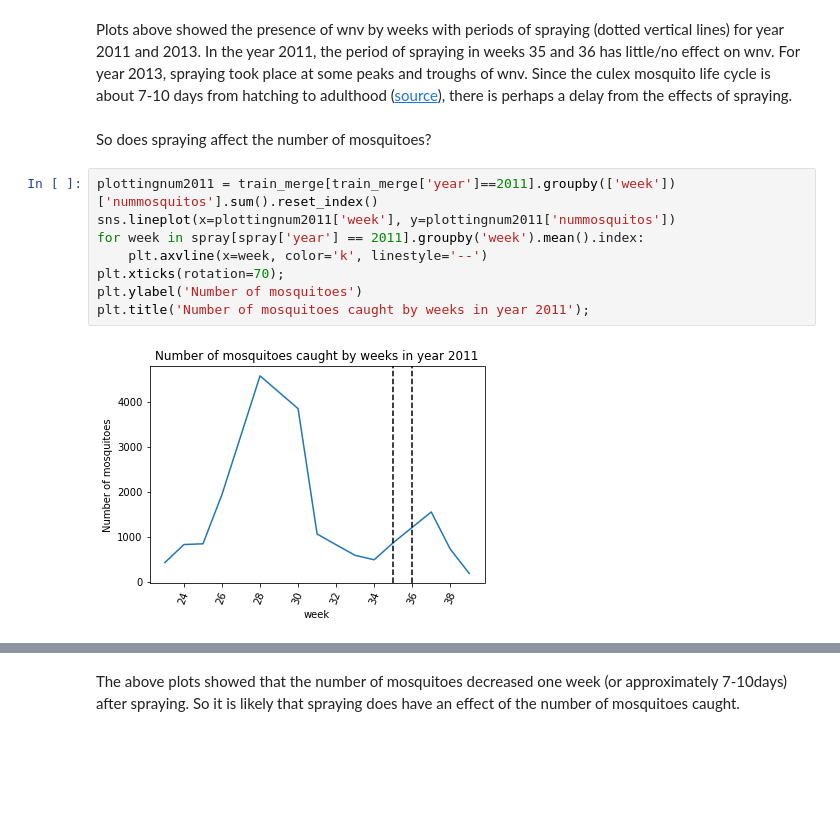
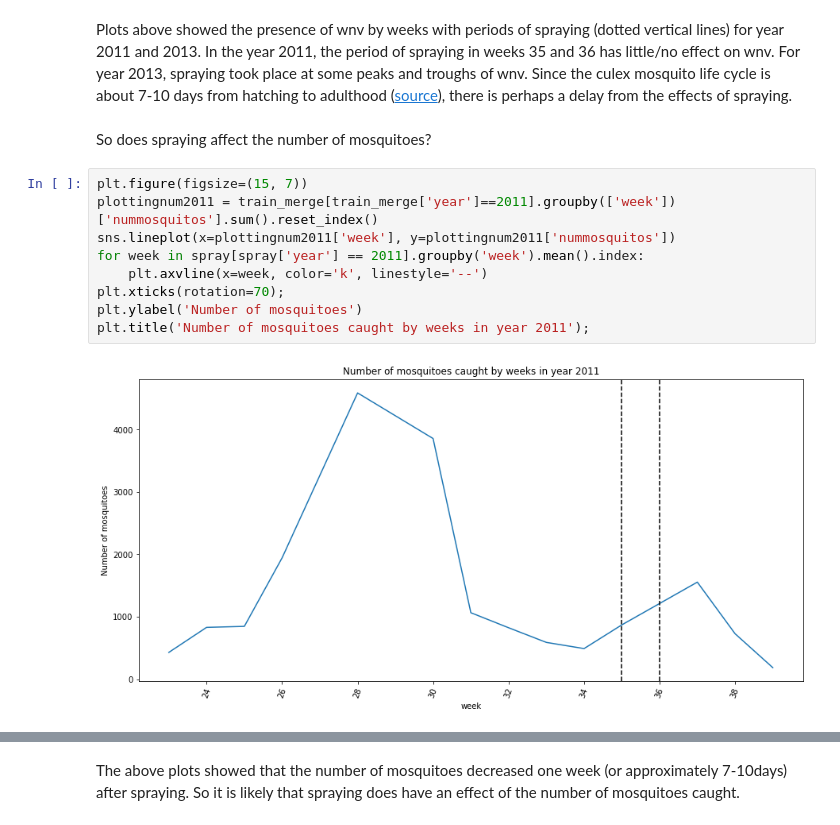
Before and after one commit to doscsy12/west-nile-virus, a Jupyter notebook: combined/Data_Cleaning_EDA.ipynb, the cells around one changed output, grey strips where cells are left out. Cells and saved outputs as stored; diff of their text form; blank space fills up the shorter version.

```diff
--- a/combined/Data_Cleaning_EDA.ipynb
+++ b/combined/Data_Cleaning_EDA.ipynb
@@ -1094,13 +1258,14 @@ Plots above showed the presence of wnv by weeks with periods of spraying (dotted
 <br>
 <br> So does spraying affect the number of mosquitoes?
 # %%
+plt.figure(figsize=(15, 7))
 plottingnum2011 = train_merge[train_merge['year']==2011].groupby(['week'])['nummosquitos'].sum().reset_index()
 sns.lineplot(x=plottingnum2011['week'], y=plottingnum2011['nummosquitos'])
 for week in spray[spray['year'] == 2011].groupby('week').mean().index:
     plt.axvline(x=week, color='k', linestyle='--')
 plt.xticks(rotation=70);
 plt.ylabel('Number of mosquitoes')
 plt.title('Number of mosquitoes caught by weeks in year 2011');
 # %% [output]
-[figure, old version]
+[figure, new version]
 # %%
```
Also changed, not shown: parts of 23 cells of this notebook.
